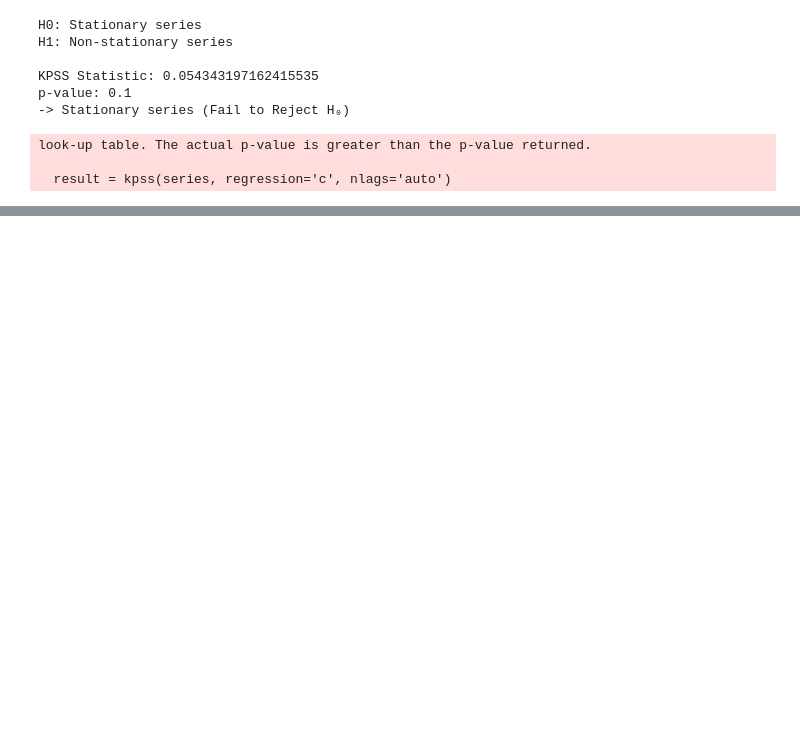
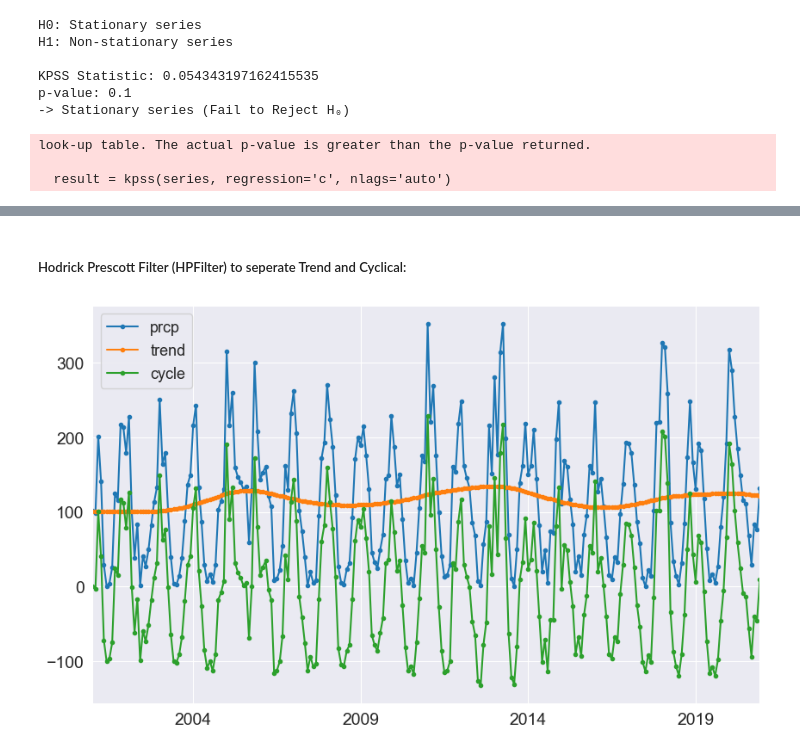
Before and after one commit to Kizza2014/time_series_climate_weather_surface_of_Brazil, a Jupyter notebook: analysis.ipynb, the cells around one changed output, grey strips where cells are left out. Drawn from its saved outputs; the diff is of its cells as text; code cells hidden in the pictures; blank space fills up the shorter version.

```diff
--- a/analysis.ipynb
+++ b/analysis.ipynb
@@ -141,0 +179,21 @@ look-up table. The actual p-value is greater than the p-value returned.
+# %% [markdown]
+##### Hodrick Prescott Filter (HPFilter) to seperate Trend and Cyclical:
+# %%
+from statsmodels.tsa.filters.hp_filter import hpfilter
+
+prcp = data[['prcp']]
+prcp.set_index(pd.date_range(start='2001-01-01', periods=len(prcp), freq='ME'), inplace=True)
+cycle, trend = hpfilter(prcp['prcp'], lamb=14400)
+
+prcp_decomp = prcp[['prcp']]
+prcp_decomp["cycle"] = cycle
+prcp_decomp["trend"] = trend
+
+fig = plt.figure(figsize=(10, 6))
+ax = fig.add_subplot()
+prcp_decomp[["prcp", "trend", 'cycle']]['2001-01-31':].plot(ax=ax, fontsize=14, marker='o', markersize=3)
+legend = ax.get_legend()
+legend.prop.set_size(20)
+plt.savefig('decomposition/hp_filter.png')
+# %% [output]
+[figure, added]
```
Also changed, not shown: parts of 13 cells of this notebook, 5 other files.
